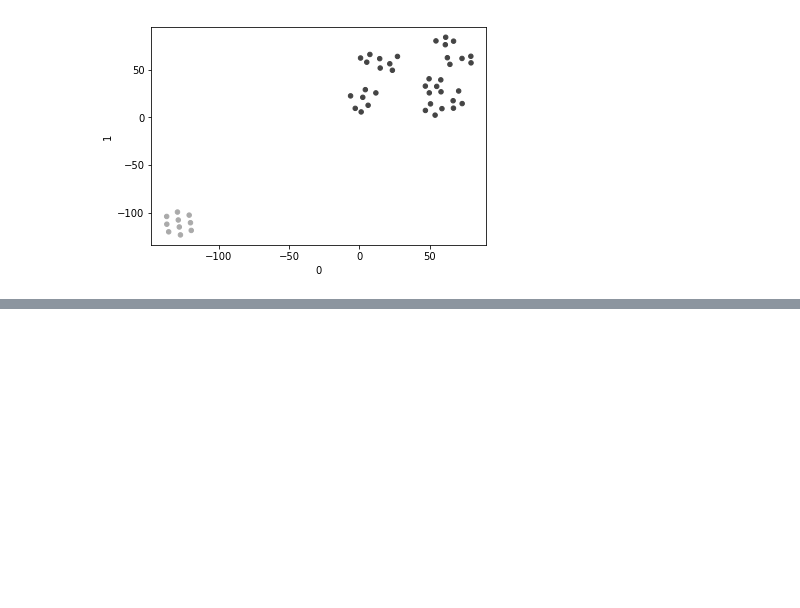
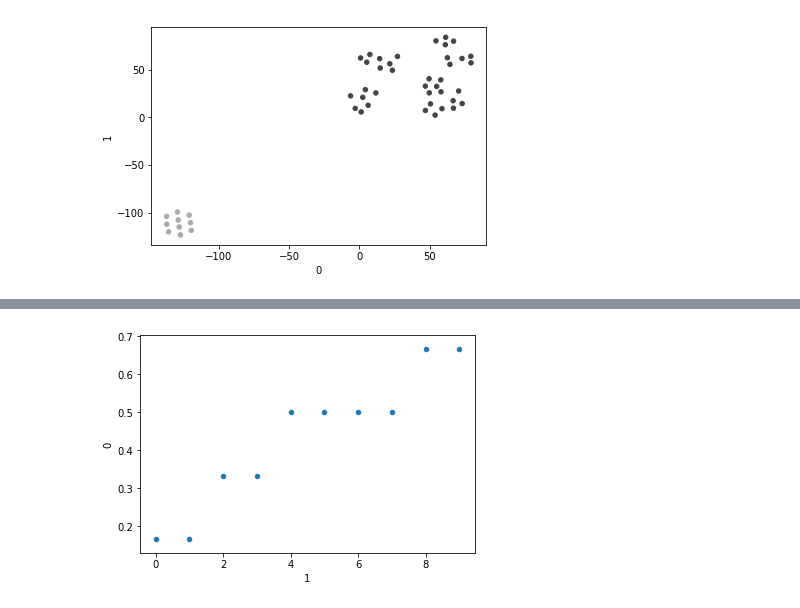
Before and after one commit to pmrukot/tsne-playground, a Jupyter notebook: graph-vis.ipynb, the cells around one changed output, grey strips where cells are left out. Cells and saved outputs as stored; diff of their text form; code cells hidden in the pictures; blank space fills up the shorter version.

```diff
--- a/graph-vis.ipynb
+++ b/graph-vis.ipynb
@@ -37,0 +97,4 @@ pd.DataFrame(output).plot.scatter(x=0, y=1, c=colormap)
+# %%
+plot_results(result_shorter)
+# %% [output]
+[figure, added]
```
Also changed, not shown: parts of 8 cells of this notebook.
